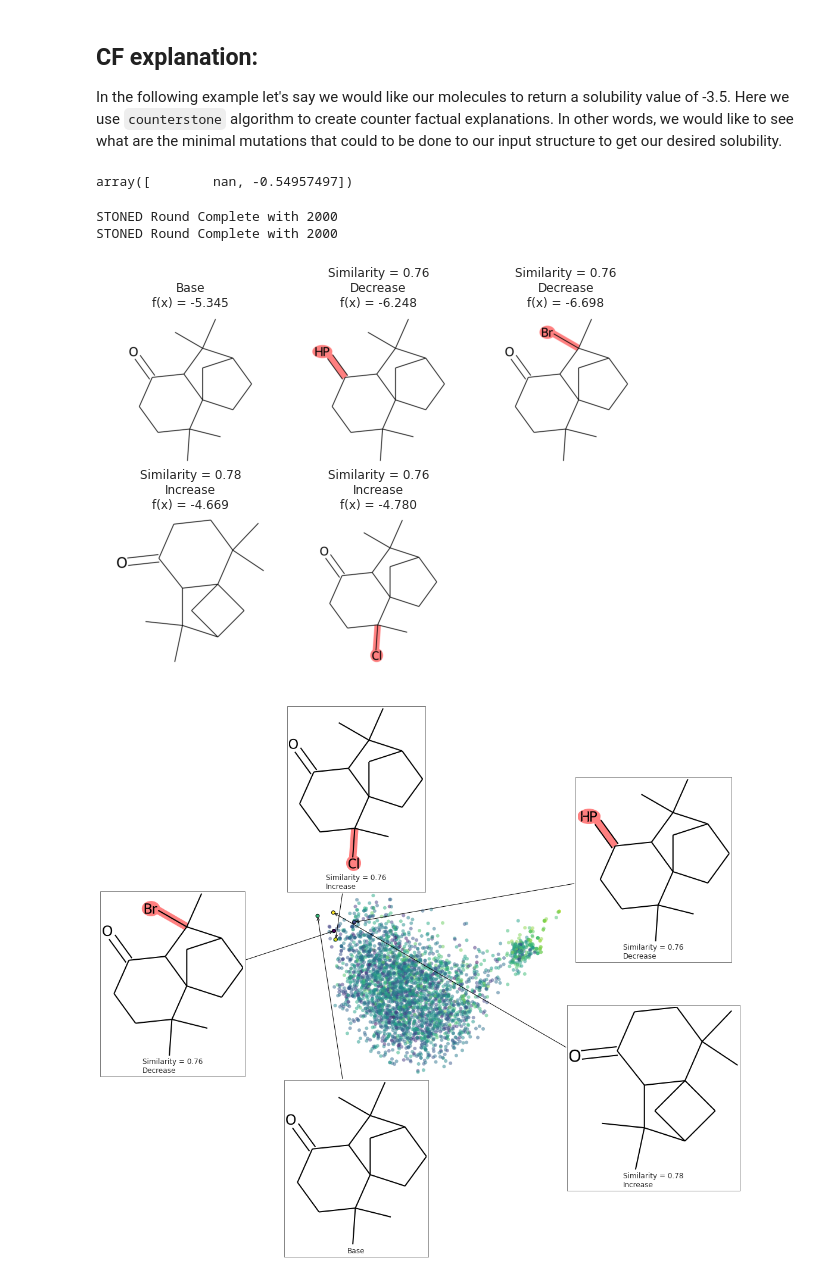
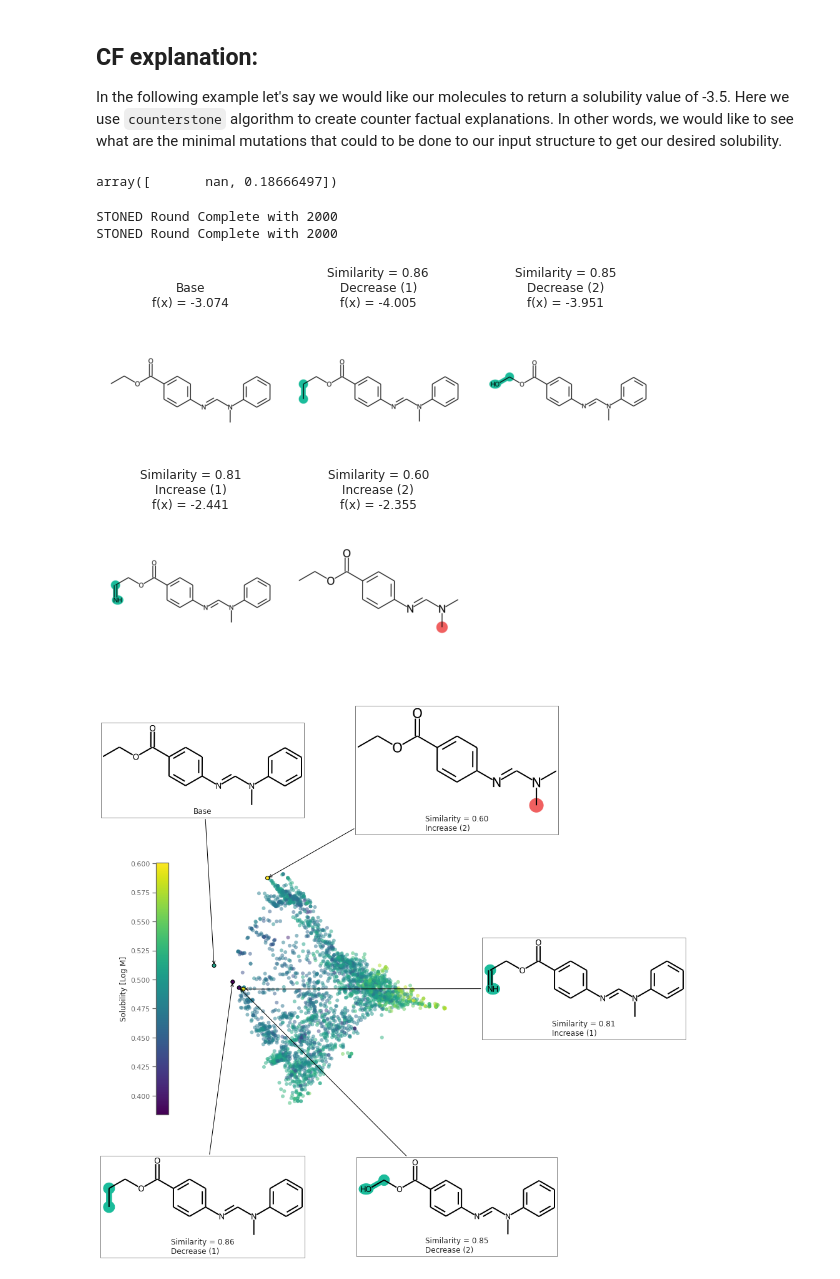
Before and after one commit to ur-whitelab/exmol, a Jupyter notebook: paper/Solubility-RNN.ipynb, the cells around one changed output. Saved outputs shown, nothing was run; the diff lists cells and outputs as text; code cells hidden in the pictures.

```diff
--- a/paper/Solubility-RNN.ipynb
+++ b/paper/Solubility-RNN.ipynb
@@ -147,7 +129,7 @@ Non-trainable params: 0
 _________________________________________________________________
 # %%
 model.compile(tf.optimizers.Adam(1e-2), loss='mean_squared_error')
-result = model.fit(train_data, validation_data=val_data, epochs=10, verbose=0)
+result = model.fit(train_data, validation_data=val_data, epochs=4, verbose=0)
 # %%
 plt.plot(result.history['loss'], label='training')
 plt.plot(result.history['val_loss'], label='validation')
@@ -191,10 +173,10 @@ def predictor_function(smile_list,selfies):
 # %%
 predictor_function([], ['[C][#S-expl]', '[C]'])
 # %% [output]
-array([        nan, -0.54957497])
+array([       nan, 0.18666497])
 # %%
 stoned_kwargs={'num_samples': 2000, 'alphabet':cs.get_basic_alphabet(), 'max_mutations': 2}
-space = cs.sample_space(soldata.SMILES[10], predictor_function, stoned_kwargs=stoned_kwargs)
+space = cs.sample_space(soldata.SMILES[4], predictor_function, stoned_kwargs=stoned_kwargs)
 # %% [output]
 STONED Round Complete with 2000
 STONED Round Complete with 2000
@@ -205,10 +187,16 @@ fkw = {'figsize': (8,6)}
 cs.plot_explanation(exps, figure_kwargs=fkw, mol_size=(450,400))
 plt.savefig('rnn-simple.png', dpi=90)
 # %% [output]
-[figure, old version]
+[figure, new version]
 # %%
 fkw = {'figsize': (8,6)}
-cs.plot_space(space, exps, figure_kwargs=fkw, mol_size=(350,300))
-plt.savefig('rnn-space.png', bbox_inches='tight', dpi=90)
+font = {'family' : 'normal',
+        'weight' : 'normal',
+        'size'   : 22}
+
+cs.plot_space(space, exps, figure_kwargs=fkw, mol_size=(350,300), offset=1)
+plt.colorbar(location='left', label='Solubility [Log M]')
+plt.tight_layout()
+plt.savefig('rnn-space.png', bbox_inches='tight', dpi=180)
 # %% [output]
-[figure, old version]
+[figure, new version]
```
Also changed, not shown: parts of 6 cells of this notebook, 10 other files.
